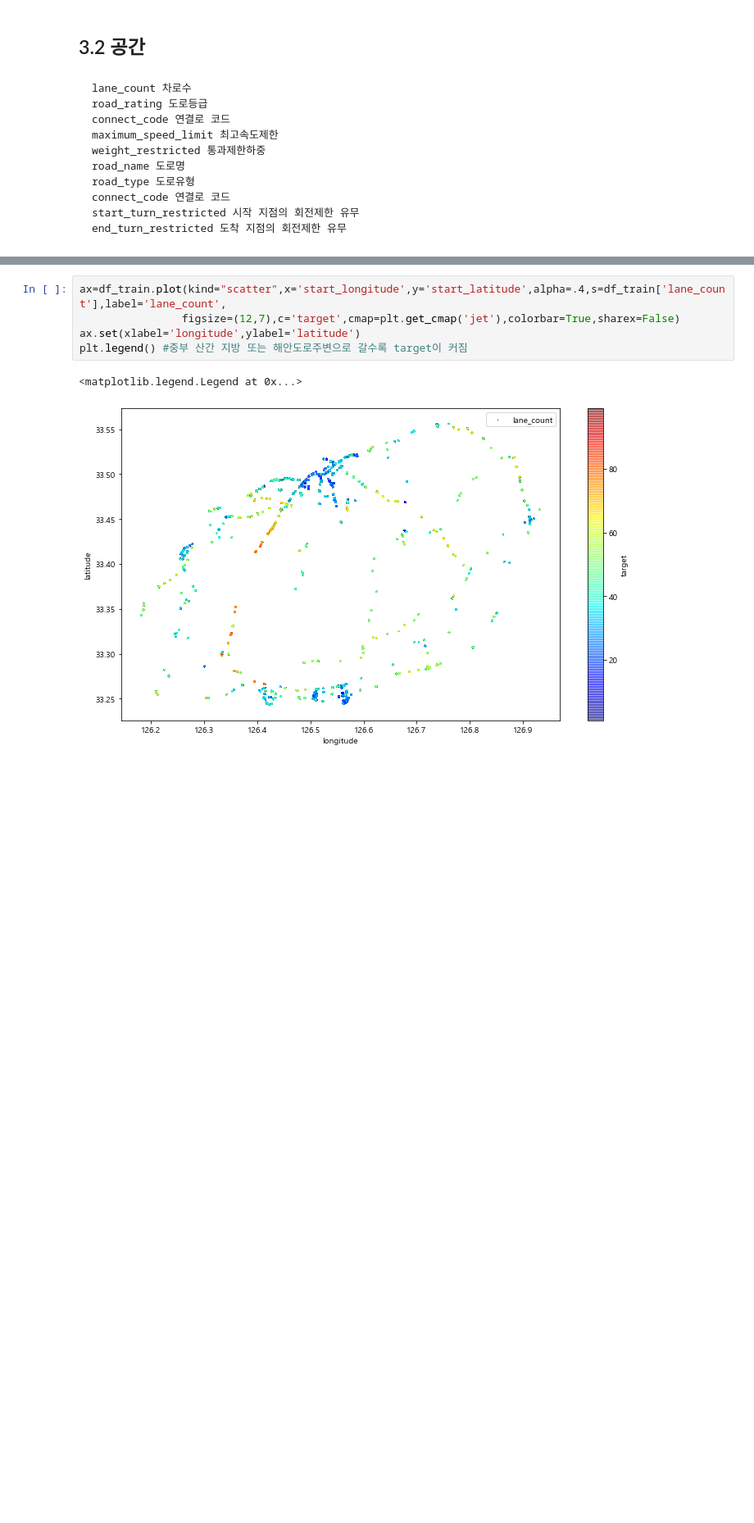
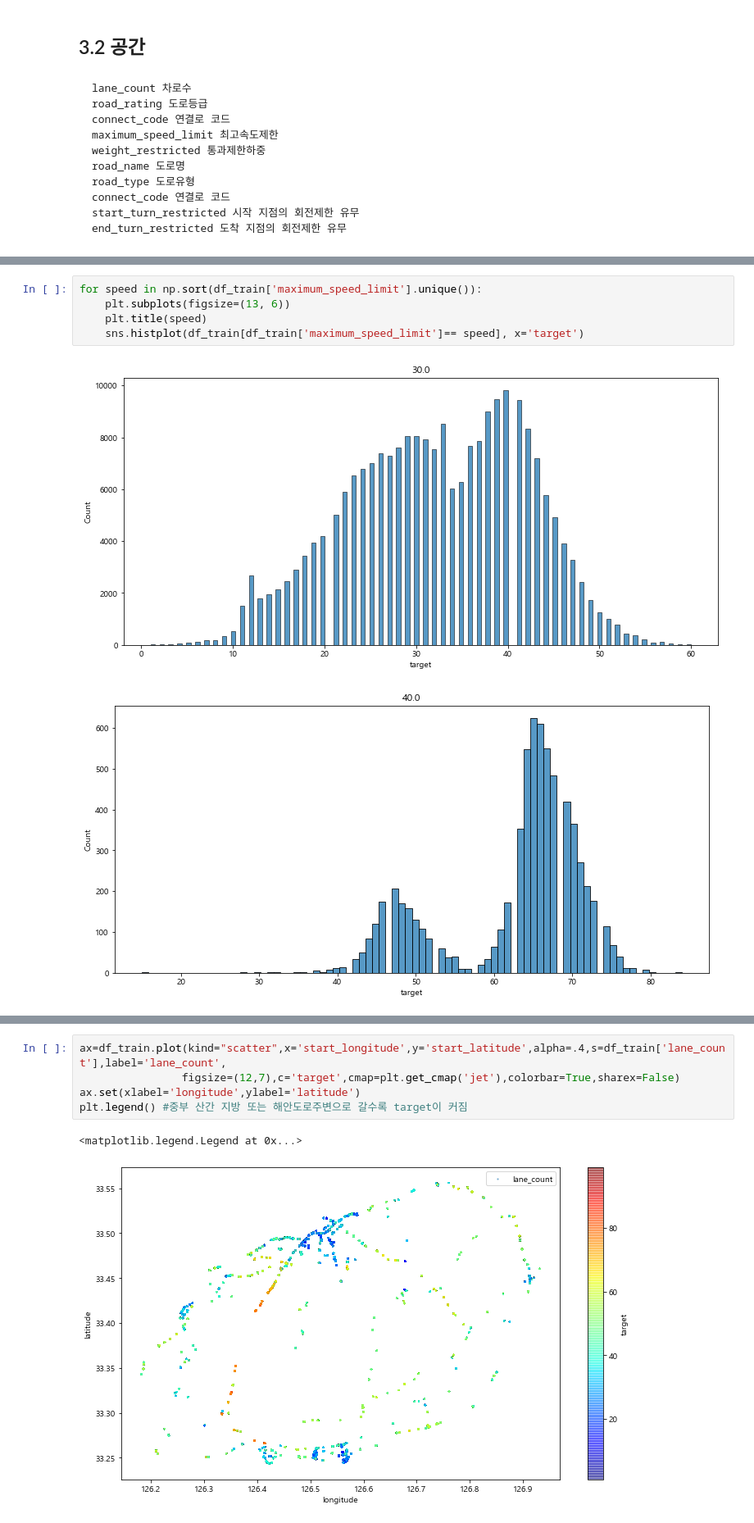
Before and after one commit to oymin2001/DataScience, a Jupyter notebook: Traffic_Jeju.ipynb, the cells around one changed output, grey strips where cells are left out. Shown at 82% size. Drawn from its saved outputs; the diff is of its cells as text; blank space fills up the shorter version.

```diff
--- a/Traffic_Jeju.ipynb
+++ b/Traffic_Jeju.ipynb
@@ -302,0 +351,8 @@ ValueError: shape mismatch: objects cannot be broadcast to a single shape
+# %%
+for speed in np.sort(df_train['maximum_speed_limit'].unique()):
+    plt.subplots(figsize=(13, 6))
+    plt.title(speed)
+    sns.histplot(df_train[df_train['maximum_speed_limit']== speed], x='target')
+# %% [output]
+[figure, added]
+[figure, added]
```
Also changed, not shown: parts of 19 cells of this notebook.
